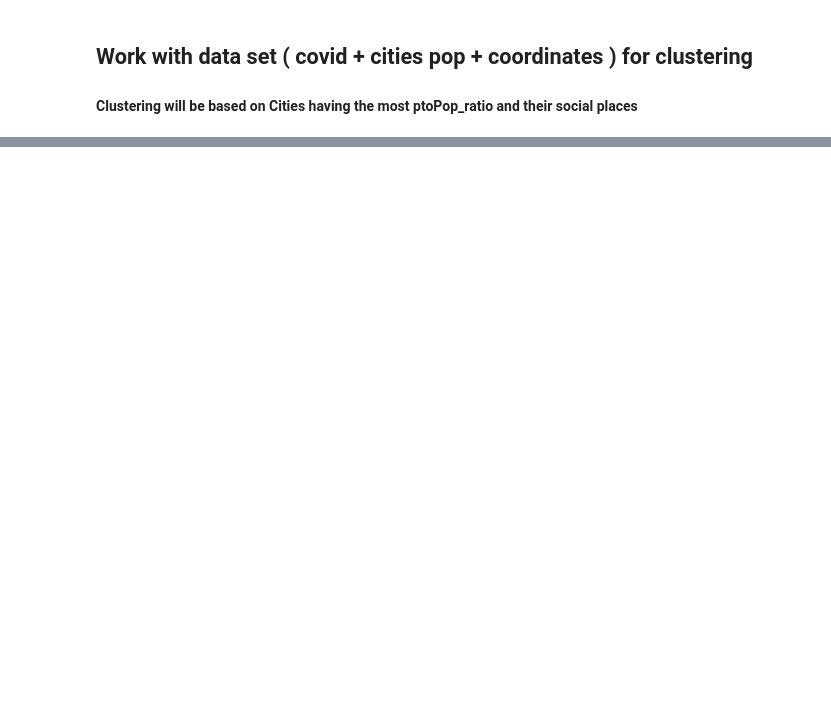
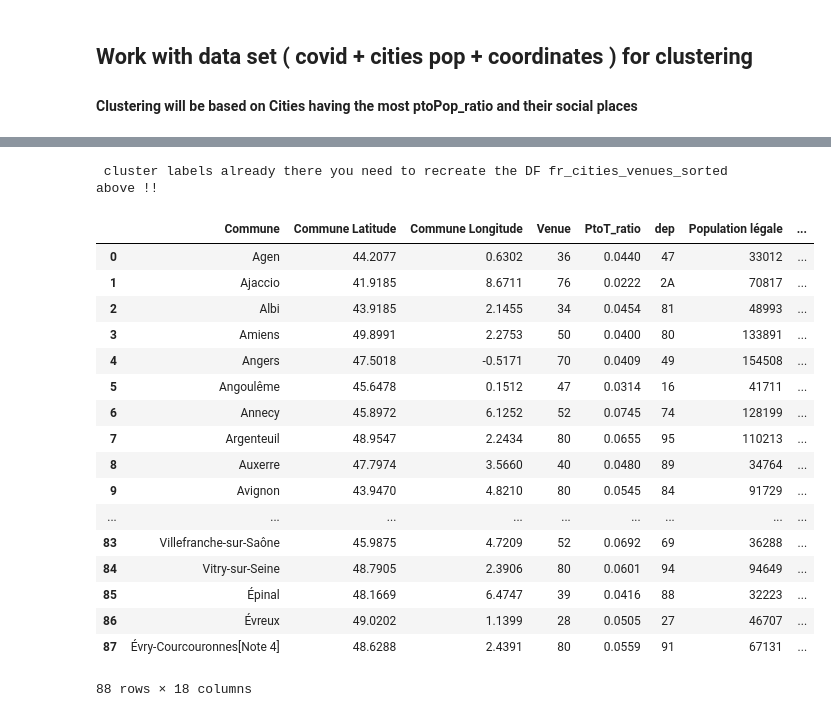
Before and after one commit to daytoju/Coursera_Capstone, a Jupyter notebook: Capstone_Final_Project.ipynb, the cells around one changed output, grey strips where cells are left out. Saved outputs shown, nothing was run; the diff lists cells and outputs as text; code cells hidden in the pictures; blank space fills up the shorter version.

```diff
--- a/Capstone_Final_Project.ipynb
+++ b/Capstone_Final_Project.ipynb
@@ -210,7 +243,7 @@ fr_cities.drop_duplicates(subset=['insee_code','Commune','Département','departm
 #########################################
 
 # drop the unwanted column
-fr_cities = fr_cities.drop(['Rang2020','Statut','id'],axis=1)
+fr_cities = fr_cities.drop(['Rang2021','Statut','id'],axis=1)
 
 print (" I have a list of " + str(fr_cities.shape[0]) + " cities, I need only the biggest cities per departement.")
 print (" This is concerning " + str(len(fr_cities['Département'].unique())) + " departement.")
@@ -437,19 +626,39 @@ kmeans.labels_
 # %%
 # add clustering labels
 try:
     fr_cities_venues_sorted.insert(0, 'Cluster Labels', kmeans.labels_)
 except ValueError:
     print (" cluster labels already there you need to recreate the DF fr_cities_venues_sorted above !!  ")
 
 
 #fr_cities_merged = final_dataset[['Commune','Commune Latitude','Commune Longitude','Venue','pop','PtoT_ratio','dep']]
-fr_cities_merged = final_dataset[['Commune','Commune Latitude','Commune Longitude','Venue','PtoT_ratio','dep']]
+fr_cities_merged = final_dataset[['Commune','Commune Latitude','Commune Longitude','Venue','PtoT_ratio','dep','Population légale']]
 
 
 # merge manhattan_grouped with manhattan_data to add latitude/longitude for each neighborhood
 fr_cities_merged = fr_cities_merged.join(fr_cities_venues_sorted.set_index('Commune'), on='Commune')
 
 fr_cities_merged # check the last columns!
+# %% [output]
+ cluster labels already there you need to recreate the DF fr_cities_venues_sorted above !!
+|  | Commune | Commune Latitude | Commune Longitude | Venue | PtoT_ratio | dep | Population légale | ... |
+| 0 | Agen | 44.2077 | 0.6302 | 36 | 0.0440 | 47 | 33012 | ... |
+| 1 | Ajaccio | 41.9185 | 8.6711 | 76 | 0.0222 | 2A | 70817 | ... |
+| 2 | Albi | 43.9185 | 2.1455 | 34 | 0.0454 | 81 | 48993 | ... |
+| 3 | Amiens | 49.8991 | 2.2753 | 50 | 0.0400 | 80 | 133891 | ... |
+| 4 | Angers | 47.5018 | -0.5171 | 70 | 0.0409 | 49 | 154508 | ... |
+| 5 | Angoulême | 45.6478 | 0.1512 | 47 | 0.0314 | 16 | 41711 | ... |
+| 6 | Annecy | 45.8972 | 6.1252 | 52 | 0.0745 | 74 | 128199 | ... |
+| 7 | Argenteuil | 48.9547 | 2.2434 | 80 | 0.0655 | 95 | 110213 | ... |
+| 8 | Auxerre | 47.7974 | 3.5660 | 40 | 0.0480 | 89 | 34764 | ... |
+| 9 | Avignon | 43.9470 | 4.8210 | 80 | 0.0545 | 84 | 91729 | ... |
+| ... | ... | ... | ... | ... | ... | ... | ... | ... |
+| 83 | Villefranche-sur-Saône | 45.9875 | 4.7209 | 52 | 0.0692 | 69 | 36288 | ... |
+| 84 | Vitry-sur-Seine | 48.7905 | 2.3906 | 80 | 0.0601 | 94 | 94649 | ... |
+| 85 | Épinal | 48.1669 | 6.4747 | 39 | 0.0416 | 88 | 32223 | ... |
+| 86 | Évreux | 49.0202 | 1.1399 | 28 | 0.0505 | 27 | 46707 | ... |
+| 87 | Évry-Courcouronnes[Note 4] | 48.6288 | 2.4391 | 80 | 0.0559 | 91 | 67131 | ... |
+88 rows × 18 columns
 # %%
 display (HTML('<h3>Visual the cluster in a map.</h3>'))
 
```
Also changed, not shown: parts of 20 cells of this notebook.
